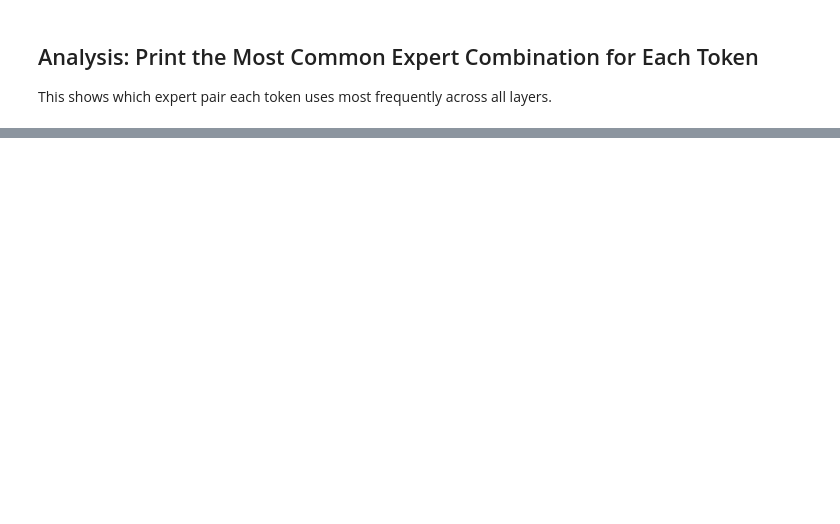
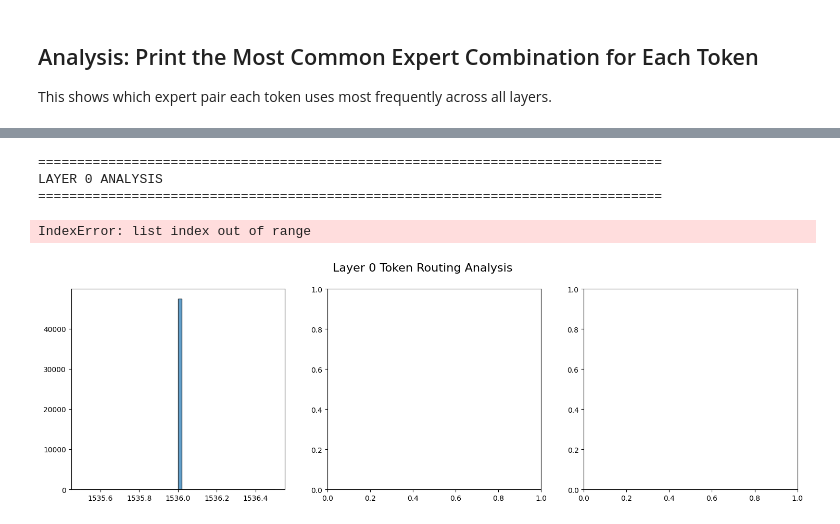
Before and after one commit to hbfreed/nanoMOE, a Jupyter notebook: variable_expert_analysis.ipynb, the cells around one changed output, grey strips where cells are left out. Saved outputs shown, nothing was run; the diff lists cells and outputs as text; code cells hidden in the pictures; blank space fills up the shorter version.

```diff
--- a/variable_expert_analysis.ipynb
+++ b/variable_expert_analysis.ipynb
@@ -26,8 +24,8 @@ from model import GPT, GPTConfig, MoeMLP
 # %%
 # ========== CONFIGURATION ==========
 # Change this to switch between datasets and model sizes
-DATASET = "wikitext"  # Options: "openwebtext" or "wikitext"
-SEED = 42  # Options: 42, 1223, 1337
+DATASET = "openwebtext"  # Options: "openwebtext" or "wikitext"
+SEED = 1337 # Options: 42, 1223, 1337
 
 # Dataset-specific configurations
 CONFIGS = {
@@ -36,10 +34,13 @@ CONFIGS = {
         "n_head": 12,
         "n_embd": 768,
         "vocab_size": 50304,
-        "expert_sizes": [(4, 2944), (4, 128)],  # 4 large (2944) + 4 small (128)
-        "checkpoint_dir": f"out-openwebtext/moe-8x2-variable-4x2944-4x128-seed{SEED}",
+        # "expert_sizes": [(4, 2944), (4, 128)],  # 4 large (2944) + 4 small (128)
+        "expert_sizes": [(8, 1536)],
+        # "checkpoint_dir": f"out-openwebtext/moe-8x2-variable-4x2944-4x128-seed{SEED}",
+        "checkpoint_dir": "out-openwebtext/moe-8x2-8x1536",
         "val_data_path": "data/openwebtext/val.bin",
-        "model_name": "OpenWebText (4x2944 + 4x128)"
+        # "model_name": "OpenWebText (4x2944 + 4x128)"
+        "model_name": "OpenWebText Regular MoE"
     },
     "wikitext": {
         "n_layer": 8,
@@ -253,6 +144,7 @@ for layer_idx in range(num_layers):
         'expert_counts': np.zeros(config.num_experts, dtype=np.int64),
         'total_occurrences': 0,
         'total_entropy': 0.0,
+        'total_layer_entropy': 0.0,
         'expert_size_sum': 0.0,
     })
     token_combinations_per_layer[layer_name] = defaultdict(Counter)
@@ -279,6 +171,7 @@ for batch_idx in tqdm(range(num_batches)):
     for layer_idx in range(num_layers):
         layer_name = f'layer_{layer_idx}'
         layer_assignments = aux_loss['expert_assignments'][layer_name][0].cpu().numpy()
+        layer_entropies = aux_loss['layer_entropies'][layer_name][0].cpu().numpy()
         token_stats = token_stats_per_layer[layer_name]
 
         for pos in range(seq_len):
@@ -288,6 +181,7 @@ for batch_idx in tqdm(range(num_batches)):
             # Update individual expert statistics
             token_stats[token_id]['total_occurrences'] += 1
             token_stats[token_id]['total_entropy'] += output_entropy[pos]
+            token_stats[token_id]['total_layer_entropy'] += layer_entropies[pos]
 
             for expert_id in expert_ids:
                 token_stats[token_id]['expert_counts'][expert_id] += 1
@@ -494,8 +493,8 @@ for layer_idx in range(num_layers):
     # Unweighted histogram (by unique tokens)
     ax1 = axes[0]
     ax1.hist(all_expert_sizes, bins=50, alpha=0.7, edgecolor='black')
-    ax1.axvline(x=128, color='blue', linestyle='--', label='Small (128)', linewidth=2)
-    ax1.axvline(x=2944, color='red', linestyle='--', label='Large (2944)', linewidth=2)
+    ax1.axvline(x=config.expert_sizes[1][1], color='blue', linestyle='--', label=f'Small ({config.expert_sizes[1][1]})', linewidth=2)
+    ax1.axvline(x=config.expert_sizes[0][1], color='red', linestyle='--', label=f'Large ({config.expert_sizes[0][1]})', linewidth=2)
     ax1.axvline(x=np.mean(all_expert_sizes), color='green', linestyle='--', label=f'Mean ({np.mean(all_expert_sizes):.0f})', linewidth=2)
     ax1.set_xlabel('Average Expert Size per Token')
     ax1.set_ylabel('Number of Unique Tokens')
@@ -506,8 +505,8 @@ for layer_idx in range(num_layers):
     # Weighted histogram (by token occurrences)
     ax2 = axes[1]
     ax2.hist(all_expert_sizes, bins=50, weights=all_occurrences, alpha=0.7, edgecolor='black', color='orange')
-    ax2.axvline(x=128, color='blue', linestyle='--', label='Small (128)', linewidth=2)
-    ax2.axvline(x=2944, color='red', linestyle='--', label='Large (2944)', linewidth=2)
+    ax2.axvline(x=config.expert_sizes[1][1], color='blue', linestyle='--', label=f'Small ({config.expert_sizes[1][1]})', linewidth=2)
+    ax2.axvline(x=config.expert_sizes[0][1], color='red', linestyle='--', label=f'Large ({config.expert_sizes[0][1]})', linewidth=2)
     weighted_mean = np.average(all_expert_sizes, weights=all_occurrences)
     ax2.axvline(x=weighted_mean, color='green', linestyle='--', label=f'Weighted Mean ({weighted_mean:.0f})', linewidth=2)
     ax2.set_xlabel('Average Expert Size per Token')
@@ -518,39 +517,45 @@ for layer_idx in range(num_layers):
 
     # Pie chart - weighted breakdown
     ax3 = axes[2]
-    large_expert_occurrences = sum(all_occurrences[all_expert_sizes > 1536])
-    small_expert_occurrences = sum(all_occurrences[all_expert_sizes <= 1536])
+    large_expert_occurrences = sum(all_occurrences[all_expert_sizes > (config.n_embd * 4)/2])
+    small_expert_occurrences = sum(all_occurrences[all_expert_sizes <= (config.n_embd * 4)/2])
     total_occurrences = large_expert_occurrences + small_expert_occurrences
 
     ax3.pie([large_expert_occurrences, small_expert_occurrences],
-            labels=['Large experts\n(>1536)', 'Small experts\n(≤1536)'],
+            labels=[f'Large experts\n(>{(config.n_embd * 4)/2})', f'Small experts\n(≤{(config.n_embd * 4)/2})'],
             autopct='%1.1f%%',
             colors=['red', 'blue'])
     ax3.set_title(f'Token Occurrences by Expert Size\n(Total: {total_occurrences:,} tokens)')
 
     plt.tight_layout()
     plt.show()
 
     # Statistics
     print(f"Average Expert Size Statistics (Unweighted):")
     print(f"  Mean: {np.mean(all_expert_sizes):.2f}")
     print(f"  Median: {np.median(all_expert_sizes):.2f}")
     print(f"  Std: {np.std(all_expert_sizes):.2f}")
 
     print(f"\nAverage Expert Size Statistics (Weighted by occurrences):")
     print(f"  Weighted Mean: {weighted_mean:.2f}")
 
     # Count how many tokens go to mostly large vs mostly small experts
-    large_expert_tokens = sum(1 for s in all_expert_sizes if s > 1536)
-    small_expert_tokens = sum(1 for s in all_expert_sizes if s <= 1536)
+    large_expert_tokens = sum(1 for s in all_expert_sizes if s > (config.n_embd * 4)/2)
+    small_expert_tokens = sum(1 for s in all_expert_sizes if s <= (config.n_embd * 4)/2)
     print(f"\nUnique Token routing breakdown:")
     print(f"  Unique tokens routing mostly to LARGE experts: {large_expert_tokens} ({100*large_expert_tokens/len(all_expert_sizes):.1f}%)")
     print(f"  Unique tokens routing mostly to SMALL experts: {small_expert_tokens} ({100*small_expert_tokens/len(all_expert_sizes):.1f}%)")
 
     print(f"\nWeighted by occurrences:")
     print(f"  Token occurrences routed to LARGE experts: {large_expert_occurrences:,} ({100*large_expert_occurrences/total_occurrences:.1f}%)")
     print(f"  Token occurrences routed to SMALL experts: {small_expert_occurrences:,} ({100*small_expert_occurrences/total_occurrences:.1f}%)")
 
 print("\n" + "="*80)
 print("SUMMARY ACROSS ALL LAYERS")
 print("="*80)
+# %% [output]
+================================================================================
+LAYER 0 ANALYSIS
+================================================================================
+IndexError: list index out of range
+[figure, added]
```
Also changed, not shown: parts of 12 cells of this notebook, 5 other files.
